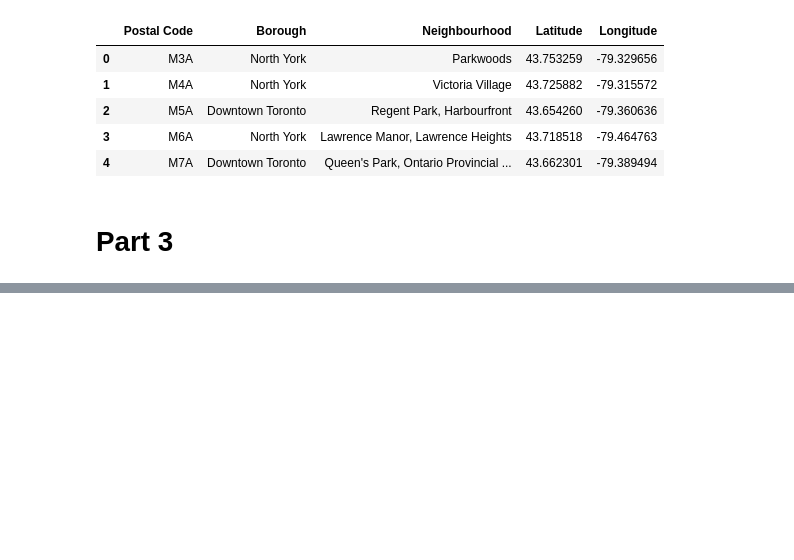
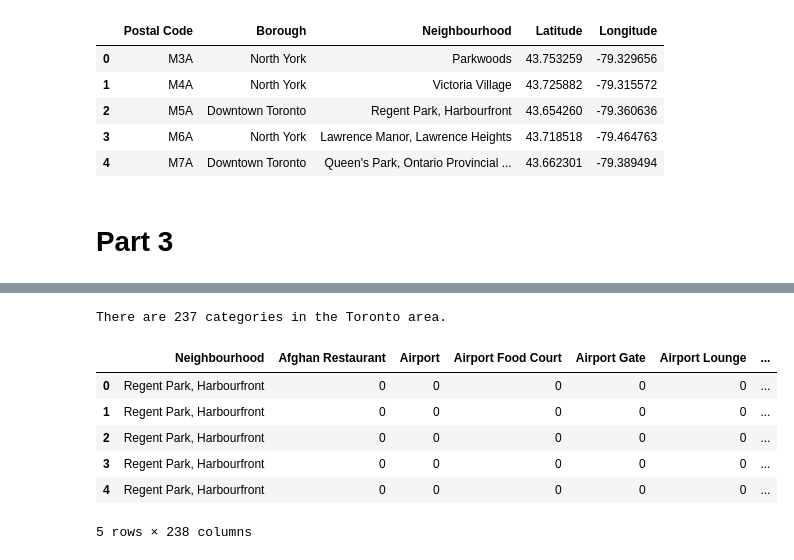
Before and after one commit to mlhadi/coursera-capstone, a Jupyter notebook: capstone-week-3-part3.ipynb, the cells around one changed output, grey strips where cells are left out. Saved outputs shown, nothing was run; the diff lists cells and outputs as text; code cells hidden in the pictures; blank space fills up the shorter version.

```diff
--- a/capstone-week-3-part3.ipynb
+++ b/capstone-week-3-part3.ipynb
@@ -105,0 +149,2 @@ m
+# %%
+r = requests.get(url)
@@ -105,0 +285,23 @@ m
+# %%
+print(f'There are {toronto["Venue Category"].unique().size} categories in the Toronto area.')
+# %% [output]
+There are 237 categories in the Toronto area.
+# %%
+toronto_onehot = pd.get_dummies(toronto[['Venue Category']], prefix='', prefix_sep='')
+
+toronto_onehot['Neighbourhood'] = toronto['Neighbourhood']
+
+index_to_find = toronto_onehot.columns.tolist().index('Neighbourhood')
+
+fixed_columns = [toronto_onehot.columns[index_to_find]] + list(toronto_onehot.columns[:index_to_find]) + list(toronto_onehot.columns[index_to_find+1:])
+toronto_onehot = toronto_onehot[fixed_columns]
+
+toronto_onehot.head()
+# %% [output]
+|  | Neighbourhood | Afghan Restaurant | Airport | Airport Food Court | Airport Gate | Airport Lounge | ... |
+| 0 | Regent Park, Harbourfront | 0 | 0 | 0 | 0 | 0 | ... |
+| 1 | Regent Park, Harbourfront | 0 | 0 | 0 | 0 | 0 | ... |
+| 2 | Regent Park, Harbourfront | 0 | 0 | 0 | 0 | 0 | ... |
+| 3 | Regent Park, Harbourfront | 0 | 0 | 0 | 0 | 0 | ... |
+| 4 | Regent Park, Harbourfront | 0 | 0 | 0 | 0 | 0 | ... |
+5 rows × 238 columns
```
Also changed, not shown: parts of 24 cells of this notebook.
